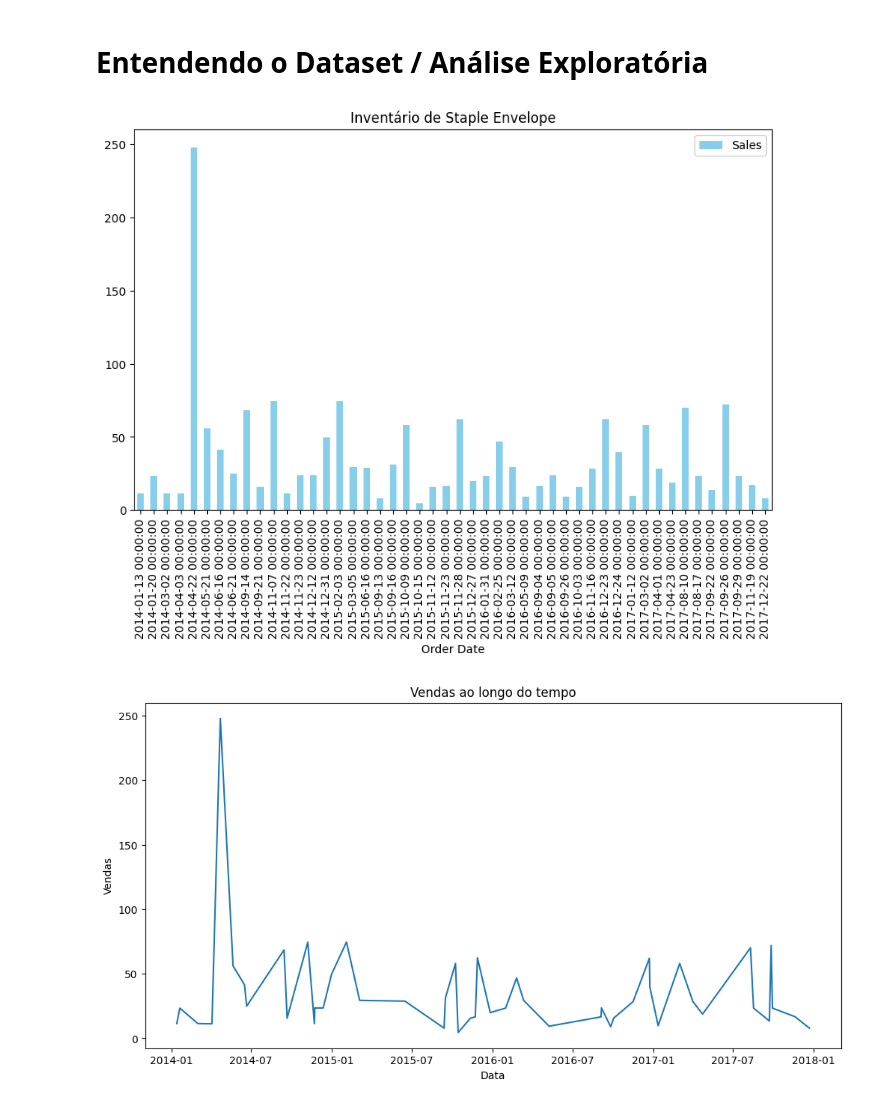
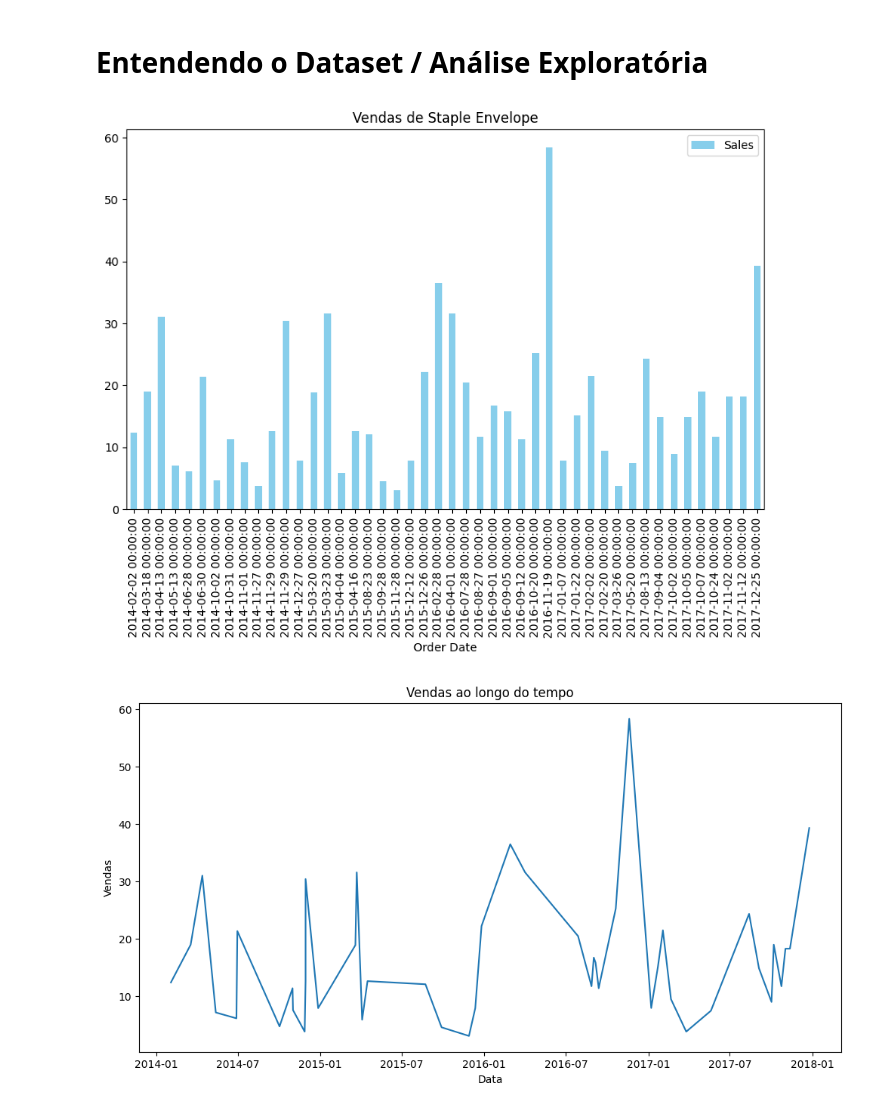
Before and after one commit to adriel1ft/previsao_de_estoque, a Jupyter notebook: index.ipynb, the cells around one changed output. Saved outputs shown, nothing was run; the diff lists cells and outputs as text; code cells hidden in the pictures.

```diff
--- a/index.ipynb
+++ b/index.ipynb
@@ -74,6 +92,6 @@ Name: count, Length: 1850, dtype: int64
 # %%
 #so o prod + vendido
-df = df.loc[df['Product Name'] == 'Staple envelope']
+df = df.loc[df['Product Name'] == 'Staples']
 # %%
 colunas_remover = ['Category', 'Sub-Category', 'Product Name']
 
@@ -95,10 +113,10 @@ Maior data:  2017
 # %% [markdown]
 # Entendendo o Dataset / Análise Exploratória
 # %%
-df.plot(kind='bar', x='Order Date', y='Sales', figsize=(10, 6), color='skyblue', title='Inventário de Staple Envelope')
+df.plot(kind='bar', x='Order Date', y='Sales', figsize=(10, 6), color='skyblue', title='Vendas de Staple Envelope')
 plt.show()
 # %% [output]
-[figure, old version]
+[figure, new version]
 # %%
 df_serie = df.groupby('Order Date')['Sales'].sum().reset_index()
 
@@ -109,7 +127,7 @@ plt.xlabel('Data')
 plt.ylabel('Vendas')
 plt.show()
 # %% [output]
-[figure, old version]
+[figure, new version]
 # %%
 print(df_serie.info())
 print(df_serie.describe())
```
Also changed, not shown: parts of 25 cells of this notebook, 2 other files.
